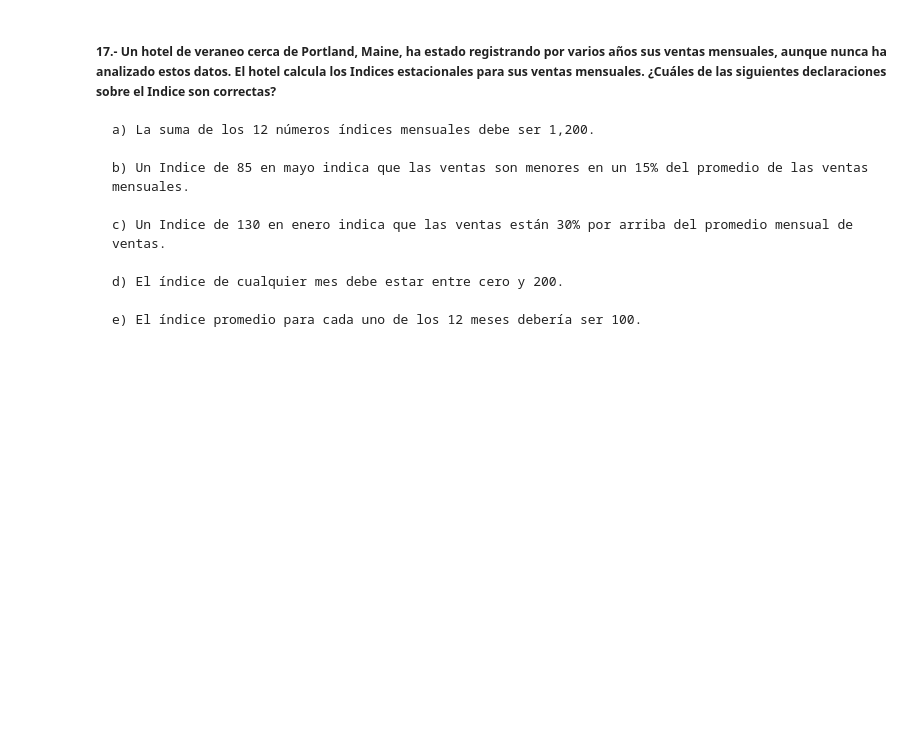
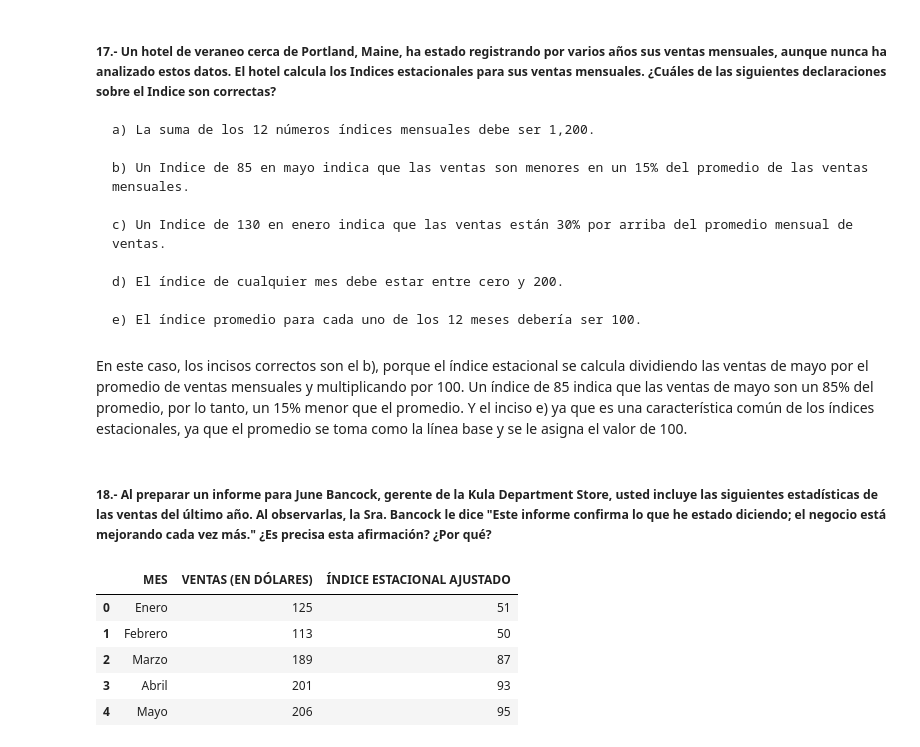
Before and after one commit to maferpy/unidad9, a Jupyter notebook: pronosticos.ipynb, the cells around one changed output. Cells and saved outputs as stored; diff of their text form; code cells hidden in the pictures; blank space fills up the shorter version.

```diff
--- a/pronosticos.ipynb
+++ b/pronosticos.ipynb
@@ -231,3 +231,21 @@ Pronóstico: 945.0
     d) El índice de cualquier mes debe estar entre cero y 200.
 
     e) El índice promedio para cada uno de los 12 meses debería ser 100.
+# %% [markdown]
+En este caso, los incisos correctos son el b), porque el índice estacional se calcula dividiendo las ventas de mayo por el promedio de ventas mensuales y multiplicando por 100. Un índice de 85 indica que las ventas de mayo son un 85% del promedio, por lo tanto, un 15% menor que el promedio. Y el inciso e) ya que es una característica común de los índices estacionales, ya que el promedio se toma como la línea base y se le asigna el valor de 100.
+# %% [markdown]
+##### 18.- Al preparar un informe para June Bancock, gerente de la Kula Department Store, usted incluye las siguientes estadísticas de las ventas del último año. Al observarlas, la Sra. Bancock le dice "Este informe confirma lo que he estado diciendo; el negocio está mejorando cada vez más." ¿Es precisa esta afirmación? ¿Por qué?
+# %%
+df = pd.DataFrame({
+    "MES": ["Enero", "Febrero", "Marzo", "Abril", "Mayo", "Junio", "Julio", "Agosto", "Septiembre", "Octubre", "Noviembre", "Diciembre"],
+    "VENTAS (EN DÓLARES)": [125, 113, 189, 201, 206, 241, 230, 245, 271, 291, 320, 419],
+    "ÍNDICE ESTACIONAL AJUSTADO": [51, 50, 87, 93, 95, 99, 96, 89, 103, 120, 131, 189]
+    })
+df.head()
+# %% [output]
+|  | MES | VENTAS (EN DÓLARES) | ÍNDICE ESTACIONAL AJUSTADO |
+| 0 | Enero | 125 | 51 |
+| 1 | Febrero | 113 | 50 |
+| 2 | Marzo | 189 | 87 |
+| 3 | Abril | 201 | 93 |
+| 4 | Mayo | 206 | 95 |
```
Also changed, not shown: parts of 3 cells of this notebook.
